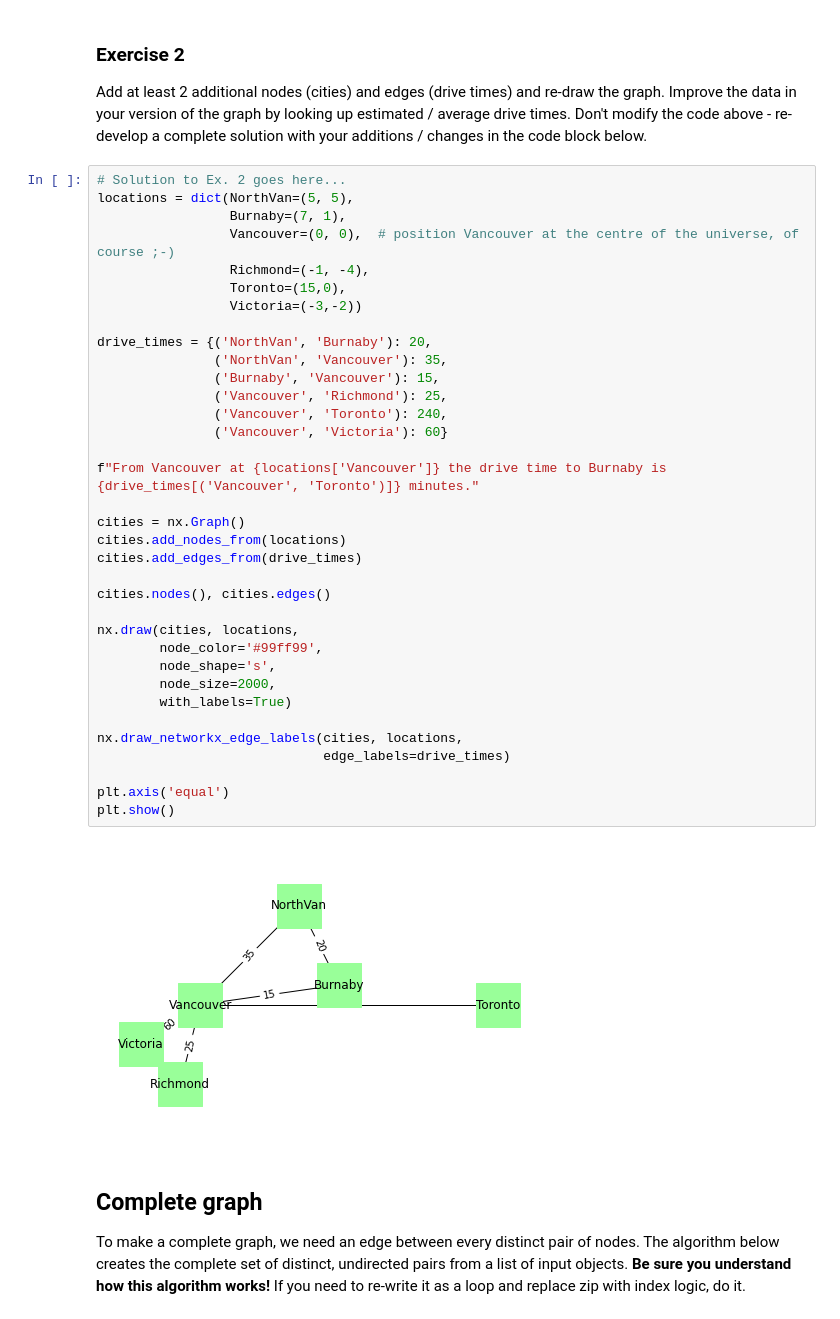
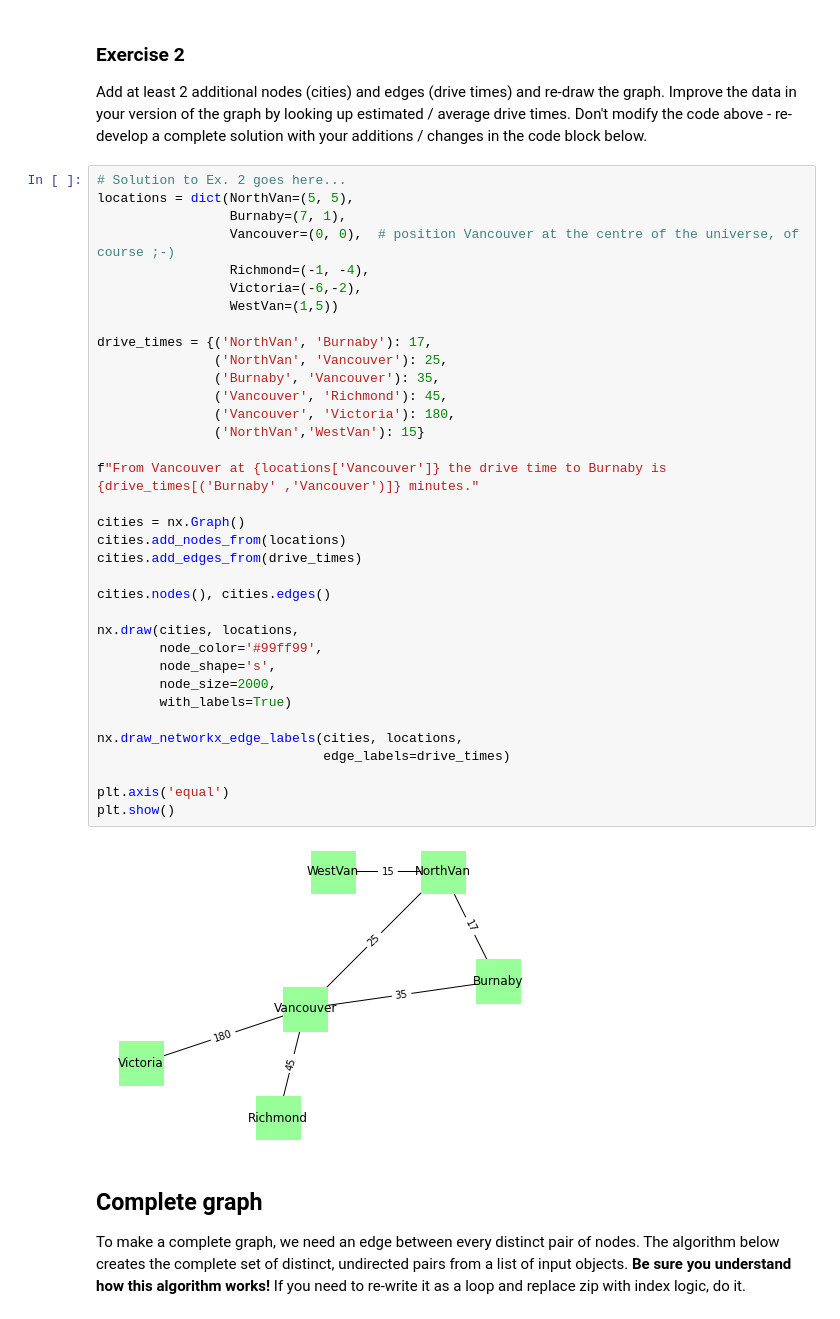
Before and after one commit to StoneMason495/cap-comp215, a Jupyter notebook: labs/lab04ZM.ipynb, the cells around one changed output. Saved outputs shown, nothing was run; the diff lists cells and outputs as text.

```diff
--- a/labs/lab04ZM.ipynb
+++ b/labs/lab04ZM.ipynb
@@ -173,40 +173,40 @@ Don't modify the code above - re-develop a complete solution with your additions
 # %%
 # Solution to Ex. 2 goes here...
 locations = dict(NorthVan=(5, 5),
                  Burnaby=(7, 1),
                  Vancouver=(0, 0),  # position Vancouver at the centre of the universe, of course ;-)
                  Richmond=(-1, -4),
-                 Toronto=(15,0),
-                 Victoria=(-3,-2))
+                 Victoria=(-6,-2),
+                 WestVan=(1,5))
 
-drive_times = {('NorthVan', 'Burnaby'): 20,
-               ('NorthVan', 'Vancouver'): 35,
-               ('Burnaby', 'Vancouver'): 15,
-               ('Vancouver', 'Richmond'): 25,
-               ('Vancouver', 'Toronto'): 240,
-               ('Vancouver', 'Victoria'): 60}
+drive_times = {('NorthVan', 'Burnaby'): 17,
+               ('NorthVan', 'Vancouver'): 25,
+               ('Burnaby', 'Vancouver'): 35,
+               ('Vancouver', 'Richmond'): 45,
+               ('Vancouver', 'Victoria'): 180,
+               ('NorthVan','WestVan'): 15}
 
-f"From Vancouver at {locations['Vancouver']} the drive time to Burnaby is {drive_times[('Vancouver', 'Toronto')]} minutes."
+f"From Vancouver at {locations['Vancouver']} the drive time to Burnaby is {drive_times[('Burnaby' ,'Vancouver')]} minutes."
 
 cities = nx.Graph()
 cities.add_nodes_from(locations)
 cities.add_edges_from(drive_times)
 
 cities.nodes(), cities.edges()
 
 nx.draw(cities, locations,
         node_color='#99ff99',
         node_shape='s',
         node_size=2000,
         with_labels=True)
 
 nx.draw_networkx_edge_labels(cities, locations,
                              edge_labels=drive_times)
 
 plt.axis('equal')
 plt.show()
 # %% [output]
-[figure, old version]
+[figure, new version]
 # %% [markdown]
 ## Complete graph
 
```
Also changed, not shown: parts of 1 cell of this notebook.
